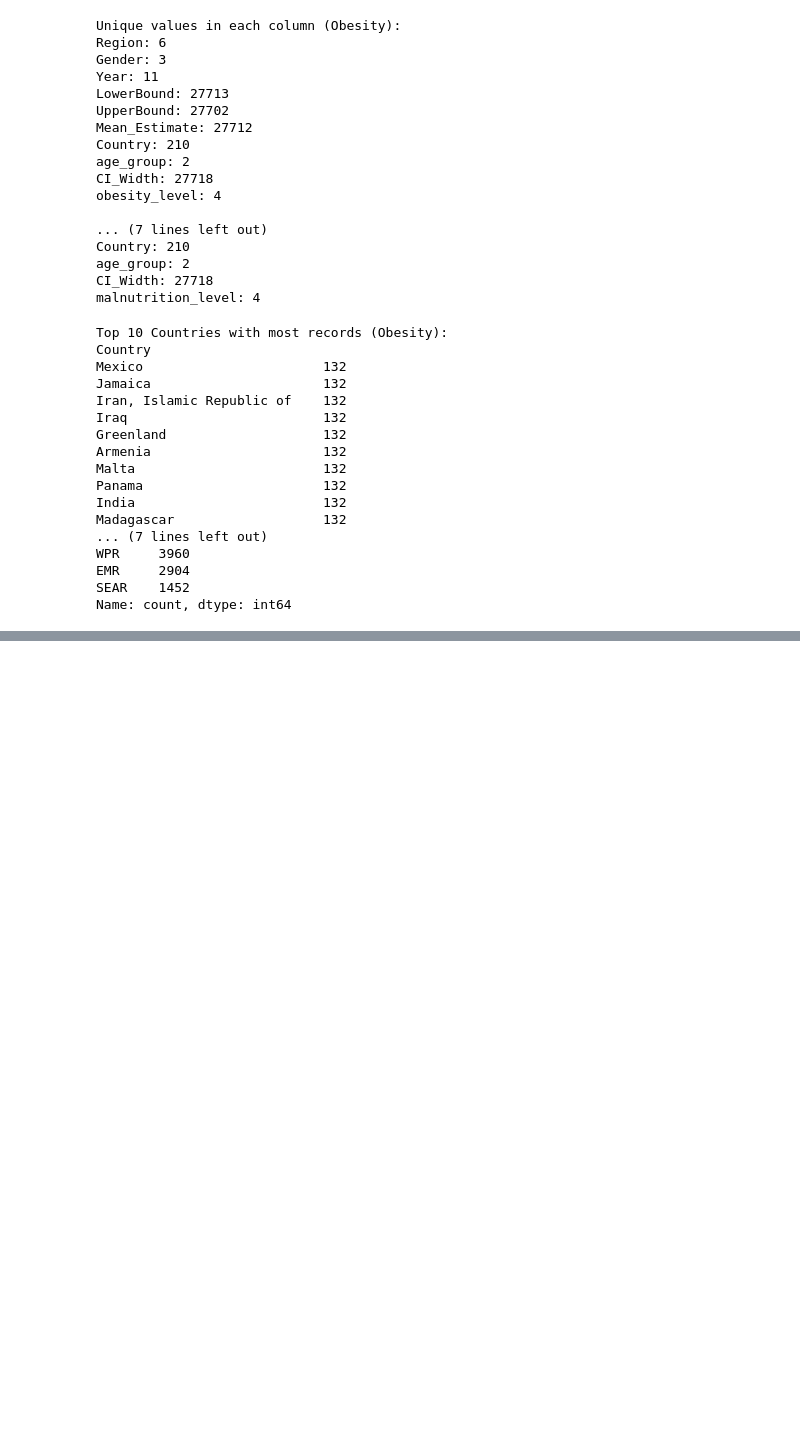
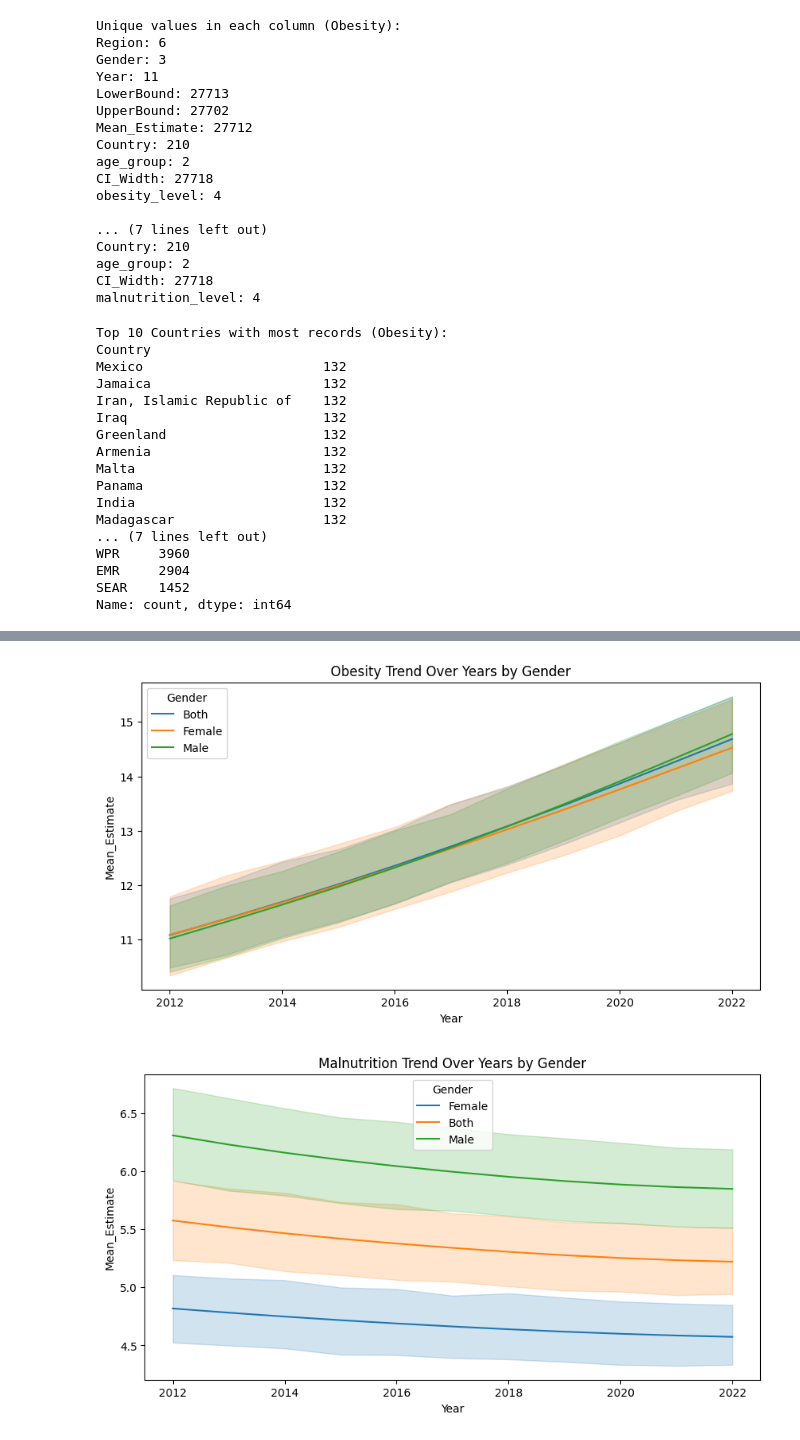
Before and after one commit to ArunK-ML/Project---Nutrition-Paradox-A-Global-View-on-Obesity-and-Malnutrition, a Jupyter notebook: Nutrition_Paradox1.ipynb, the cells around one changed output, grey strips where cells are left out. Saved outputs shown, nothing was run; the diff lists cells and outputs as text; code cells hidden in the pictures; blank space fills up the shorter version.

```diff
--- a/Nutrition_Paradox1.ipynb
+++ b/Nutrition_Paradox1.ipynb
@@ -425,0 +452,18 @@ Name: count, dtype: int64
+# %%
+import matplotlib.pyplot as plt
+import seaborn as sns
+
+# Obesity Trend Over Years
+plt.figure(figsize=(10, 5))
+sns.lineplot(data=df_obesity_subset_filter, x="Year", y="Mean_Estimate", hue="Gender", estimator="mean")
+plt.title("Obesity Trend Over Years by Gender")
+plt.show()
+
+# Malnutrition Trend Over Years
+plt.figure(figsize=(10, 5))
+sns.lineplot(data=df_malnutrition_subset_filter, x="Year", y="Mean_Estimate", hue="Gender", estimator="mean")
+plt.title("Malnutrition Trend Over Years by Gender")
+plt.show()
+# %% [output]
+[figure, added]
+[figure, added]
```
Also changed, not shown: parts of 1 cell of this notebook.
